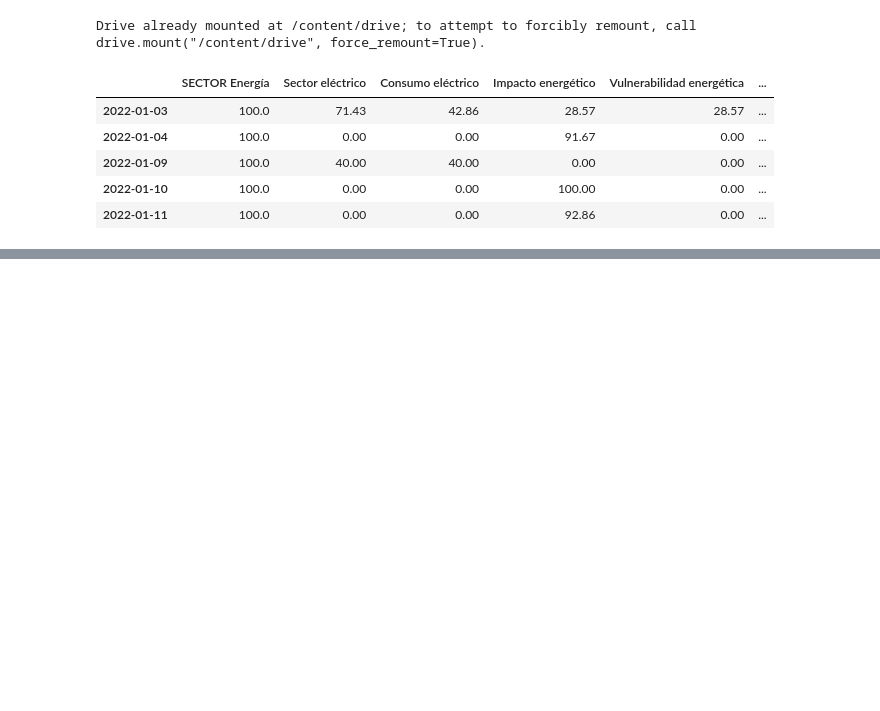
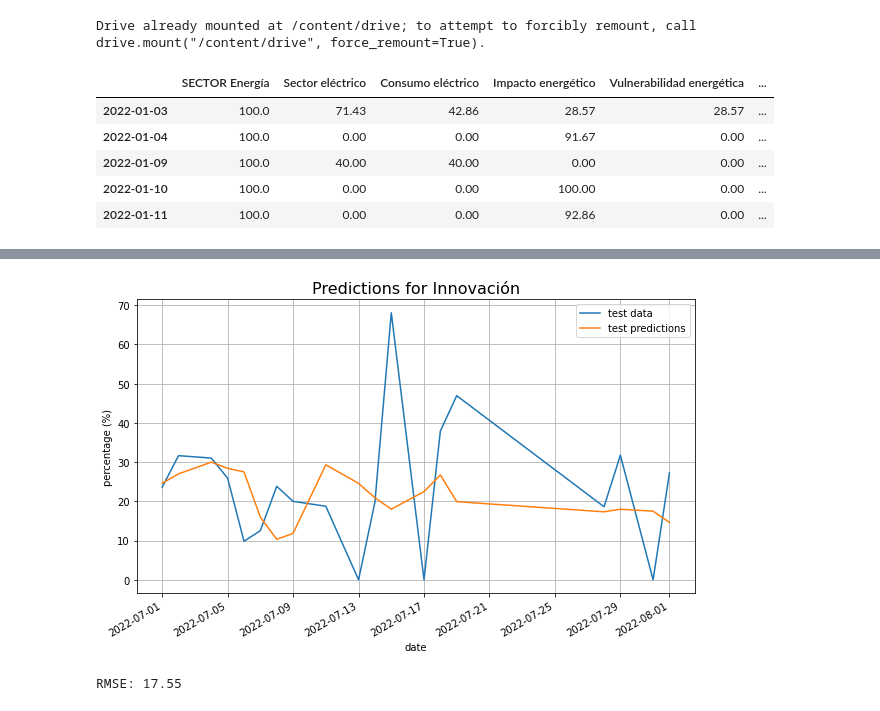
Before and after one commit to sergiolives19/Naveler, a Jupyter notebook: Categories tendency/LSTM_categories.ipynb, the cells around one changed output, grey strips where cells are left out. Saved outputs shown, nothing was run; the diff lists cells and outputs as text; code cells hidden in the pictures; blank space fills up the shorter version.

```diff
--- a/Categories tendency/LSTM_categories.ipynb
+++ b/Categories tendency/LSTM_categories.ipynb
@@ -187,0 +185,5 @@ RMSE: 23.64
+# %%
+plot_category('Innovación')
+# %% [output]
+[figure, added]
+RMSE: 17.55
```
Also changed, not shown: parts of 17 cells of this notebook.
